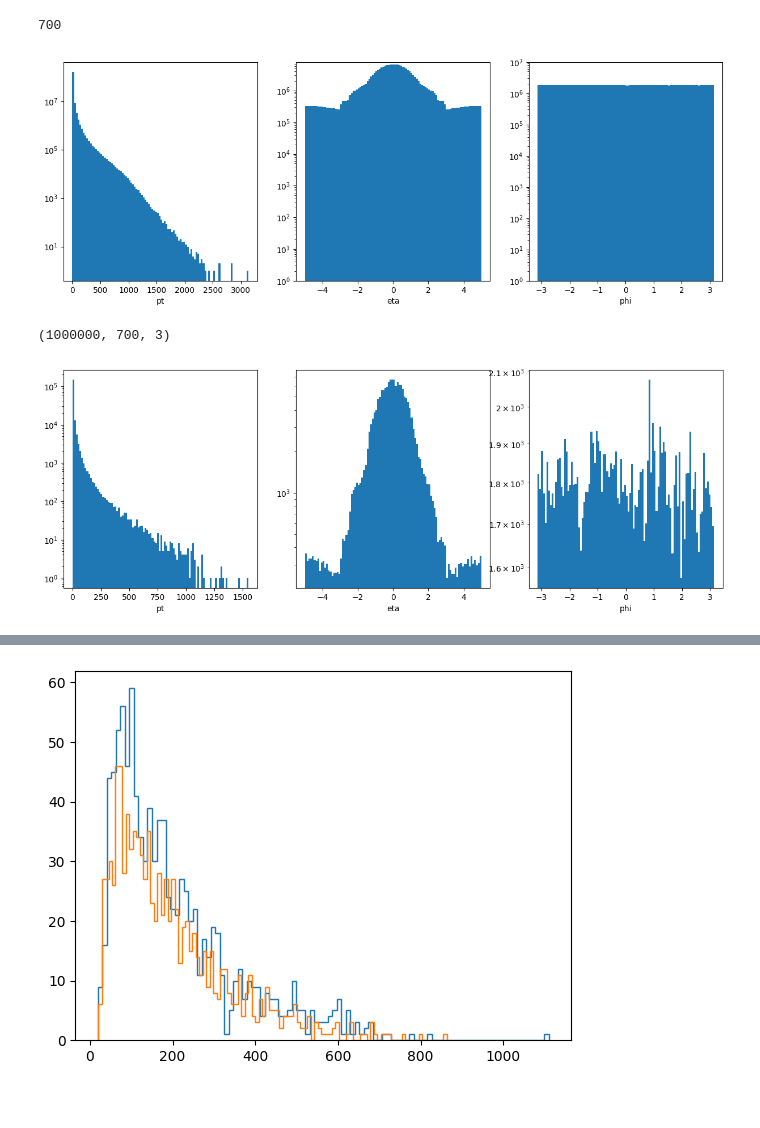
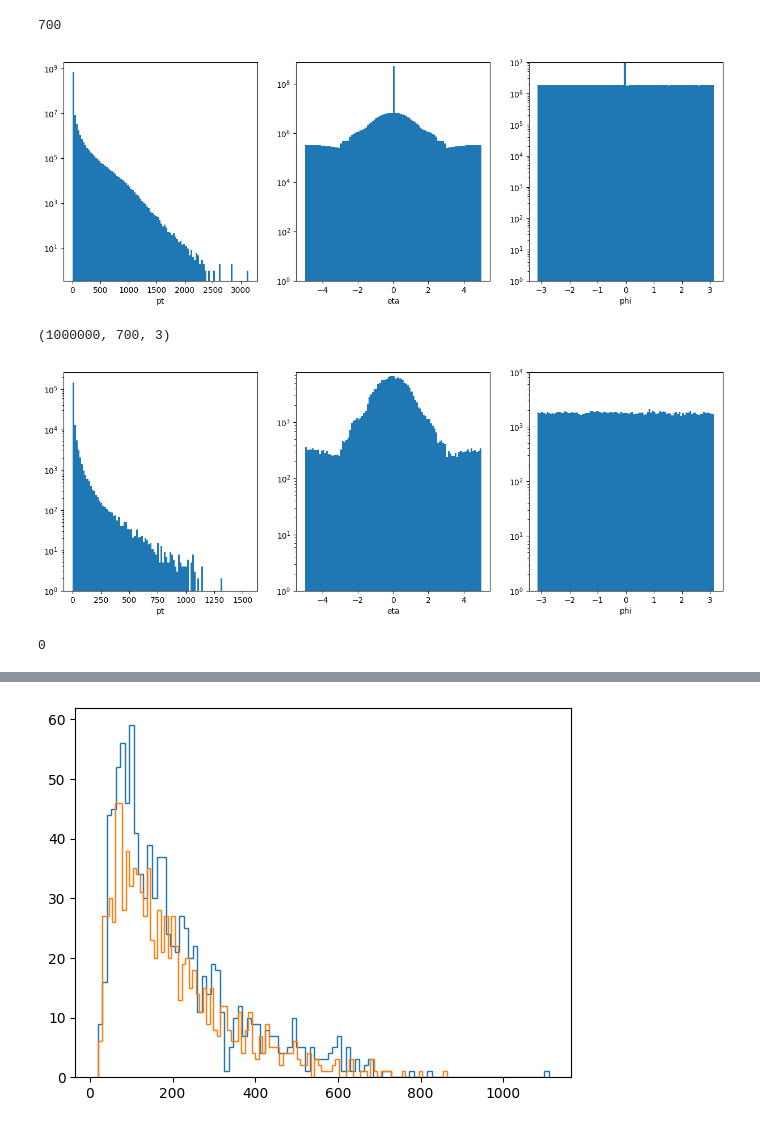
Before and after one commit to ewencedr/FastJet-LHCO, a Jupyter notebook: LHCO_data.ipynb, the cells around one changed output, grey strips where cells are left out. Drawn from its saved outputs; the diff is of its cells as text; code cells hidden in the pictures; blank space fills up the shorter version.

```diff
--- a/LHCO_data.ipynb
+++ b/LHCO_data.ipynb
@@ -366,7 +366,7 @@ mapp = {"0": "pt", "1": "eta", "2": "phi"}
 fig, axs = plt.subplots(1, 3, figsize=(15, 5))
 for index,ax in enumerate(axs):
     ax.hist(
-        qcd_data[:, :, index].flatten()[qcd_data[:, :, index].flatten() != 0], bins=100
+        qcd_data[:, :, index].flatten(),bins=100#[qcd_data[:, :, index].flatten() != 0], bins=100
     )
     ax.set_xlabel(f"{mapp[str(index)]}")
     if index == 0 or index == 1 or index == 2:
@@ -379,23 +379,37 @@ for index,ax in enumerate(axs):
 #plt.title("QCD original data")
 plt.show()
 # %% [output]
-[figure, old version]
+[figure, new version]
 # %%
 # only take the first 10000 events
 print(qcd_data.shape)
 qcd_data_small = qcd_data[:1000]
 mapp = {"0": "pt", "1": "eta", "2": "phi"}
 fig, axs = plt.subplots(1, 3, figsize=(15, 5))
 for index,ax in enumerate(axs):
     ax.hist(
         qcd_data_small[:, :, index].flatten()[qcd_data_small[:, :, index].flatten() != 0], bins=100
     )
     ax.set_xlabel(f"{mapp[str(index)]}")
     if index == 0 or index == 1 or index == 2:
         ax.set_yscale("log")
+    ax.set_ylim(1,)
+    if index ==2:
+        ax.set_ylim(1,1e4)
 #plt.xlim(-5, 5)
 #plt.title("QCD original data")
+
+#print((qcd_data_small[5, :120, 0]==0))
+#print(qcd_data_small[5, :120 :])
 plt.show()
 # %% [output]
 (1000000, 700, 3)
-[figure, old version]
+[figure, new version]
+# %%
+# find the events with pt=0 and eta!=0
+pt_0 = qcd_data[:, :, 1]==0
+eta_n0 = qcd_data[:, :, 0]!=0
+zz = pt_0 == eta_n0
+print(zz.sum())
+# %% [output]
+0
```
Also changed, not shown: parts of 36 cells of this notebook, 1 other file.
